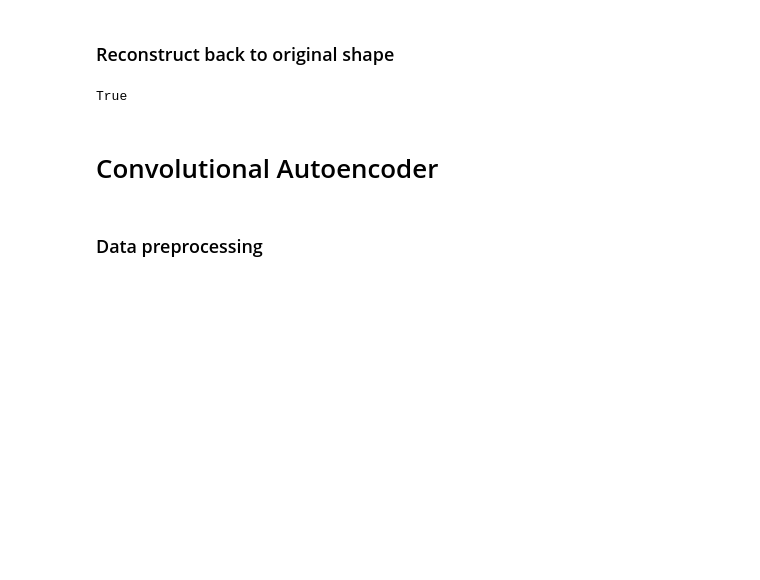
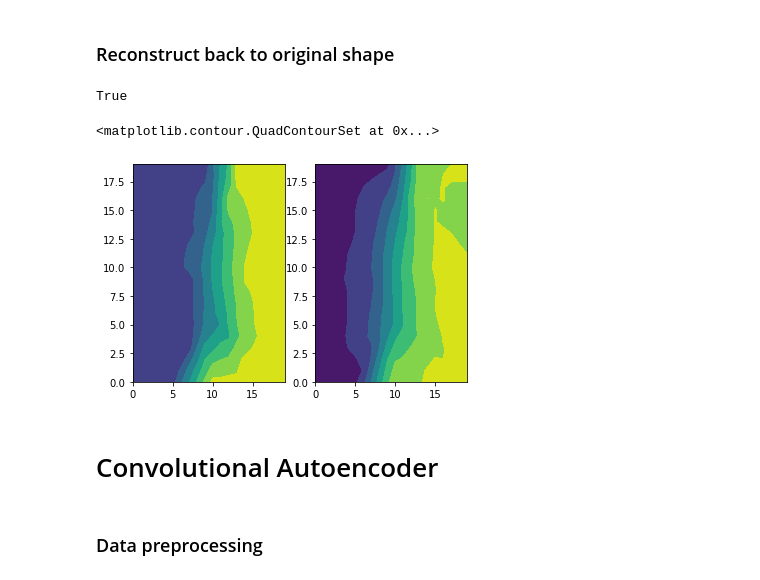
Before and after one commit to acse-zrw20/DD-GAN-AE, a Jupyter notebook: examples/basic_usage_sf.ipynb, the cells around one changed output. Drawn from its saved outputs; the diff is of its cells as text; code cells hidden in the pictures; blank space fills up the shorter version.

```diff
--- a/examples/basic_usage_sf.ipynb
+++ b/examples/basic_usage_sf.ipynb
@@ -15,7 +61,7 @@ from sklearn.model_selection import train_test_split
 # %% [markdown]
 ### Data preprocessing
 # %%
-grids = np.load("./../submodules/DD-GAN/data/processed/sf_dataset.npy")
+grids = np.load("./../submodules/DD-GAN/data/processed/sf_snapshots_2timesteps_notrand.npy")
 # Set all >0 to 0 and all <1 to 1 for alpha field
 grids[:,:,:,:,3][np.where(grids[:,:,:,:,3] < 0)] = 0
 grids[:,:,:,:,3][np.where(grids[:,:,:,:,3] > 1)] = 1
@@ -60,8 +110,8 @@ mean = 0
 recon_grid = np.zeros(grids_long.shape)
 for j in range(4):
     recon = R @ coeffs[j]
-    for i in range(100):
-        mean += tf.keras.losses.MSE(recon[:, i], grids_long[j, :, i]).numpy()/100
+    for i in range(20):
+        mean += tf.keras.losses.MSE(recon[:, i], grids_long[j, :, i]).numpy()/80
     recon_grid[j, :, :] = recon
 print(mean)
 # %% [output]
@@ -74,6 +128,16 @@ grids_recon = np.swapaxes(recon_grid, 0, 2).reshape(*grids.shape)
 np.allclose(grids, grids_recon, atol=0.4)
 # %% [output]
 True
+# %%
+idx = 12
+grid = grids[idx, 10, :, :, 0]
+grid_recon = grids_recon[idx, 10, :, :, 0]
+fig, ax = plt.subplots(1,2)
+ax[0].contourf(grid)
+ax[1].contourf(grid_recon)
+# %% [output]
+<matplotlib.contour.QuadContourSet at 0x...>
+[figure, added]
 # %% [markdown]
 # Convolutional Autoencoder
 # %% [markdown]
```
Also changed, not shown: parts of 43 cells of this notebook, 25 other files.
